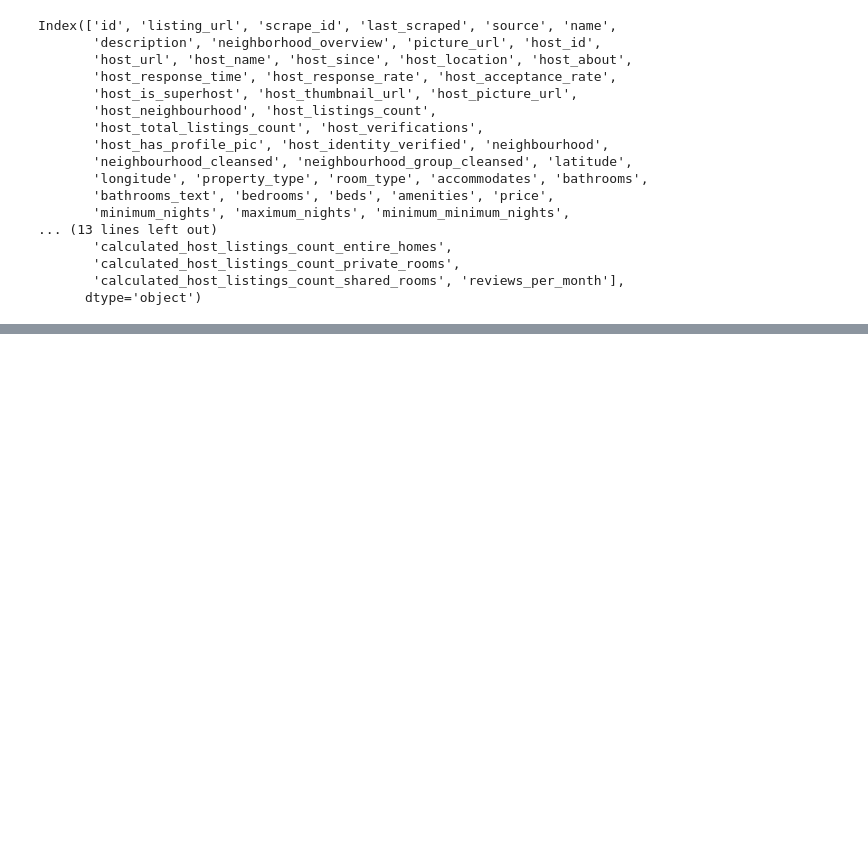
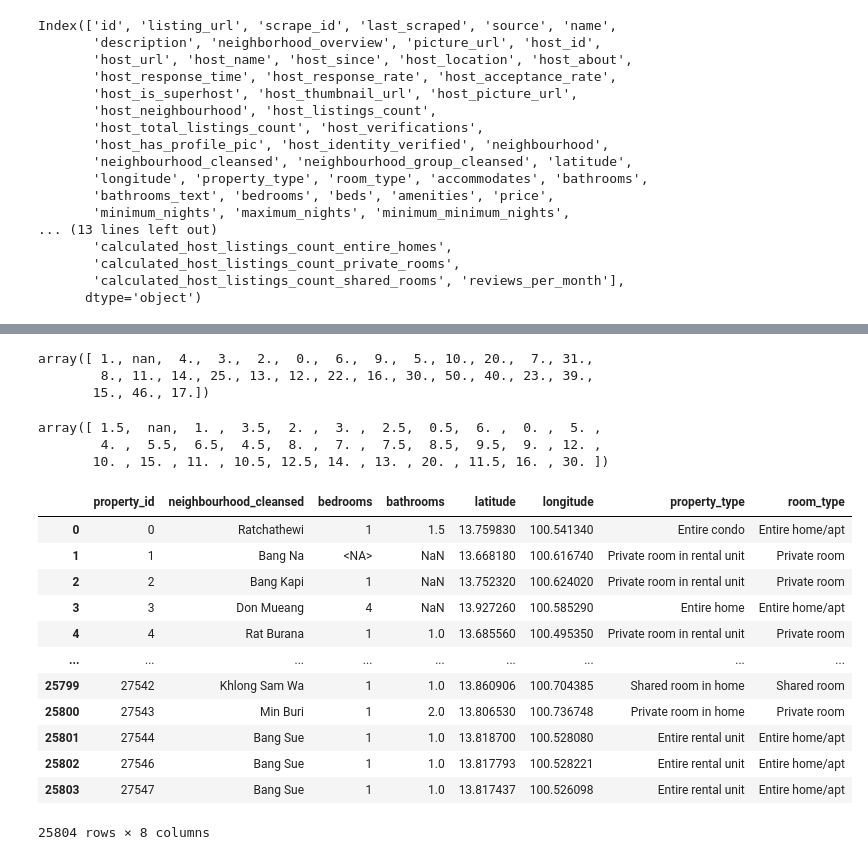
Before and after one commit to yongdetan/airbnb_bangkok_project, a Jupyter notebook: ingestion.ipynb, the cells around one changed output, grey strips where cells are left out. Saved outputs shown, nothing was run; the diff lists cells and outputs as text; code cells hidden in the pictures; blank space fills up the shorter version.

```diff
--- a/ingestion.ipynb
+++ b/ingestion.ipynb
@@ -135,0 +209,30 @@ df.head(5)
+# %%
+property_dim['bedrooms'].unique()
+# %% [output]
+array([ 1., nan,  4.,  3.,  2.,  0.,  6.,  9.,  5., 10., 20.,  7., 31.,
+        8., 11., 14., 25., 13., 12., 22., 16., 30., 50., 40., 23., 39.,
+       15., 46., 17.])
+# %%
+property_dim['bathrooms'].unique()
+# %% [output]
+array([ 1.5,  nan,  1. ,  3.5,  2. ,  3. ,  2.5,  0.5,  6. ,  0. ,  5. ,
+        4. ,  5.5,  6.5,  4.5,  8. ,  7. ,  7.5,  8.5,  9.5,  9. , 12. ,
+       10. , 15. , 11. , 10.5, 12.5, 14. , 13. , 20. , 11.5, 16. , 30. ])
+# %%
+property_dim['bedrooms'] = property_dim['bedrooms'].astype('Int16')
+# %%
+property_dim
+# %% [output]
+|  | property_id | neighbourhood_cleansed | bedrooms | bathrooms | latitude | longitude | property_type | room_type |
+| 0 | 0 | Ratchathewi | 1 | 1.5 | 13.759830 | 100.541340 | Entire condo | Entire home/apt |
+| 1 | 1 | Bang Na | <NA> | NaN | 13.668180 | 100.616740 | Private room in rental unit | Private room |
+| 2 | 2 | Bang Kapi | 1 | NaN | 13.752320 | 100.624020 | Private room in rental unit | Private room |
+| 3 | 3 | Don Mueang | 4 | NaN | 13.927260 | 100.585290 | Entire home | Entire home/apt |
+| 4 | 4 | Rat Burana | 1 | 1.0 | 13.685560 | 100.495350 | Private room in rental unit | Private room |
+| ... | ... | ... | ... | ... | ... | ... | ... | ... |
+| 25799 | 27542 | Khlong Sam Wa | 1 | 1.0 | 13.860906 | 100.704385 | Shared room in home | Shared room |
+| 25800 | 27543 | Min Buri | 1 | 2.0 | 13.806530 | 100.736748 | Private room in home | Private room |
+| 25801 | 27544 | Bang Sue | 1 | 1.0 | 13.818700 | 100.528080 | Entire rental unit | Entire home/apt |
+| 25802 | 27546 | Bang Sue | 1 | 1.0 | 13.817793 | 100.528221 | Entire rental unit | Entire home/apt |
+| 25803 | 27547 | Bang Sue | 1 | 1.0 | 13.817437 | 100.526098 | Entire rental unit | Entire home/apt |
+25804 rows × 8 columns
```
Also changed, not shown: parts of 46 cells of this notebook, 1 other file.
